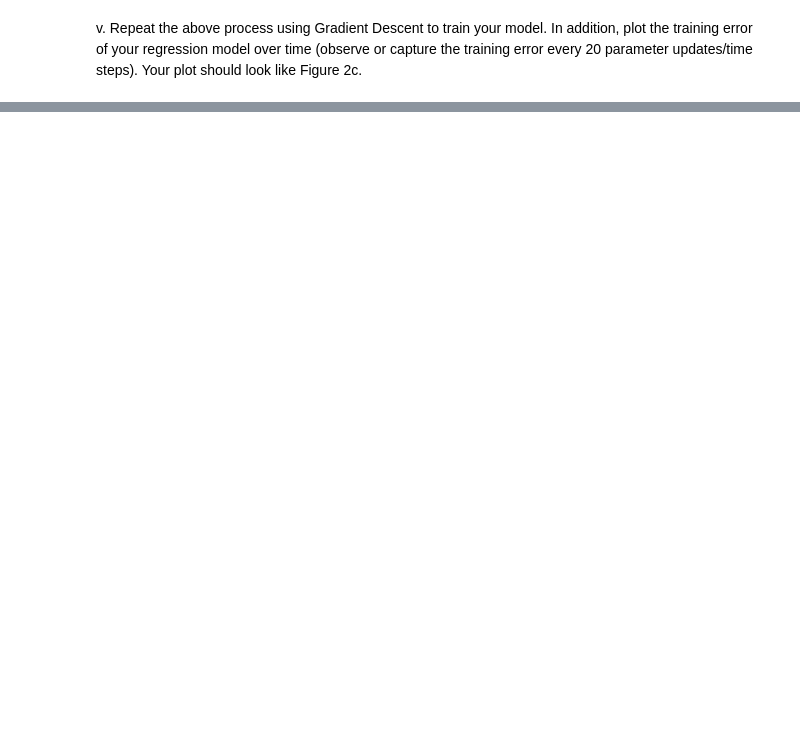
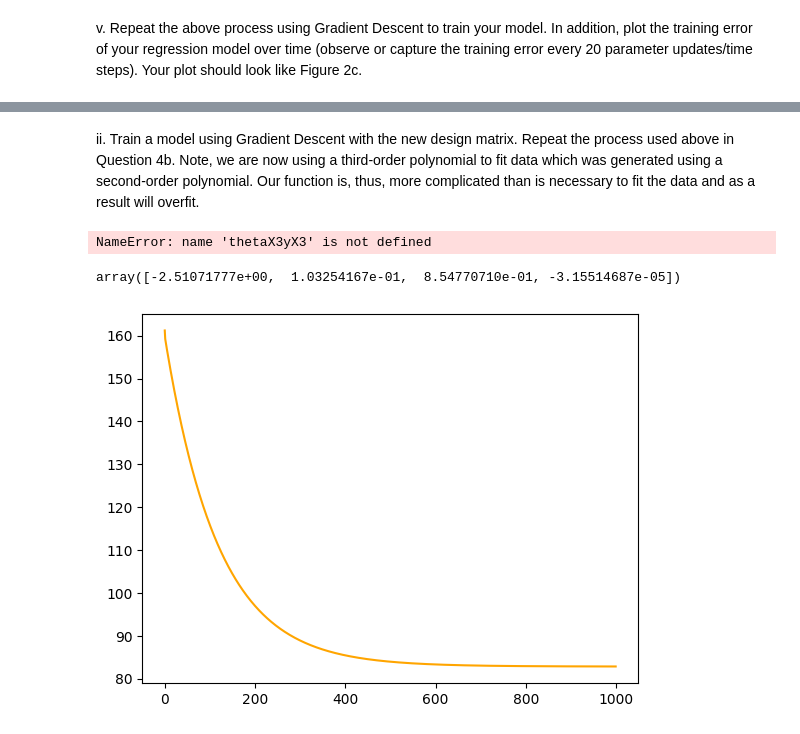
Before and after one commit to muaazbassa/COMS3007A-Machine-Learning, a Jupyter notebook: 4. ML Linear Regression Tutorial/Linear Regression.ipynb, the cells around one changed output, grey strips where cells are left out. Saved outputs shown, nothing was run; the diff lists cells and outputs as text; code cells hidden in the pictures; blank space fills up the shorter version.

Commit message:
Question C

```diff
--- a/4. ML Linear Regression Tutorial/Linear Regression.ipynb
+++ b/4. ML Linear Regression Tutorial/Linear Regression.ipynb
@@ -221,0 +312,68 @@ plt.show()
+# %% [markdown]
+ii. Train a model using Gradient Descent with the new design matrix. Repeat the process used above
+    in Question 4b. Note, we are now using a third-order polynomial to fit data which was generated
+    using a second-order polynomial. Our function is, thus, more complicated than is necessary to
+    fit the data and as a result will overfit.
+# %%
+# This is from 4 a)
+thetaX3 = np.random.uniform(0, 1, 4)
+
+theta0 = thetaX3[0]
+theta1 = thetaX3[1]
+theta2 = thetaX3[2]
+theta3 = thetaX3[3]
+yX3 = np.dot(designX3, thetaX3)
+printX3)
+# %% [output]
+NameError: name 'thetaX3yX3' is not defined
+# %%
+# #Training
+training_x_valuesX3 = sample[:90]
+training_y_valuesX3 = y[:90]
+trainDMX3 = designX3[:90]
+
+#Testing
+testing_x_valuesX3 = sample[120:150]
+testing_y_valuesX3 = yX3[120:150]
+testDMX3 = designX3[120:150]
+
+#Validation
+validation_x_valuesX3 = sample[90:120]
+validation_y_valuesX3 = yX3[90:120]
+validDMX3 = designX3[90:120]
+# %%
+moore_penroseX3 = moorePenrose(trainDMX3, training_y_values)
+moore_penroseX3
+# %% [output]
+array([-2.51071777e+00,  1.03254167e-01,  8.54770710e-01, -3.15514687e-05])
+# %%
+def gradient_descent(X, y, learning_rate=0.0000001, num_iterations=1000):
+    # Initialize parameters
+    m, n = X.shape
+    theta = np.zeros((n, 1))
+    errors = []
+
+    # Perform gradient descent
+    for i in range(num_iterations):
+        # Compute predictions
+        y_pred = X.dot(theta)
+
+        # Compute errors
+        error = y_pred - y
+        errors.append(np.mean(error**2))
+
+        # Compute gradients
+        grad = (2/m) * X.T.dot(error)
+
+        # Update parameters
+        theta = theta - learning_rate * grad
+
+    return theta, errors
+
+training_yX3 = Error(training_x_valuesX3, training_y_valuesX3)
+thetaX3,errorX3 = gradient_descent(trainDMX3,training_yX3)
+
+plt.plot(errorX3,color="orange")
+plt.show()
+# %% [output]
+[figure, added]
```
Also changed, not shown: parts of 18 cells of this notebook.
